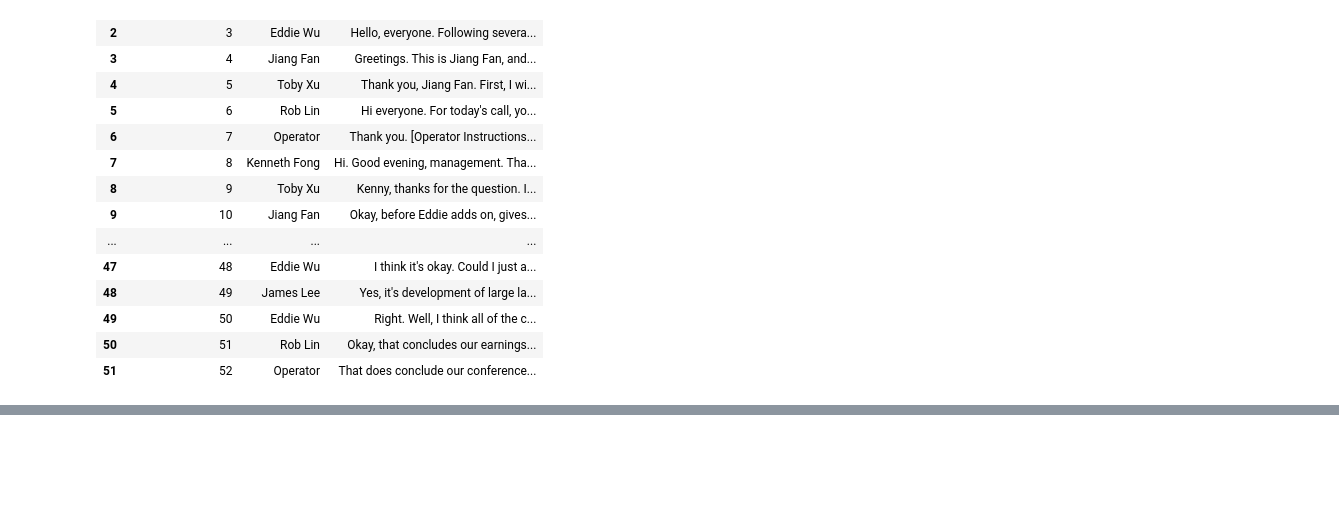
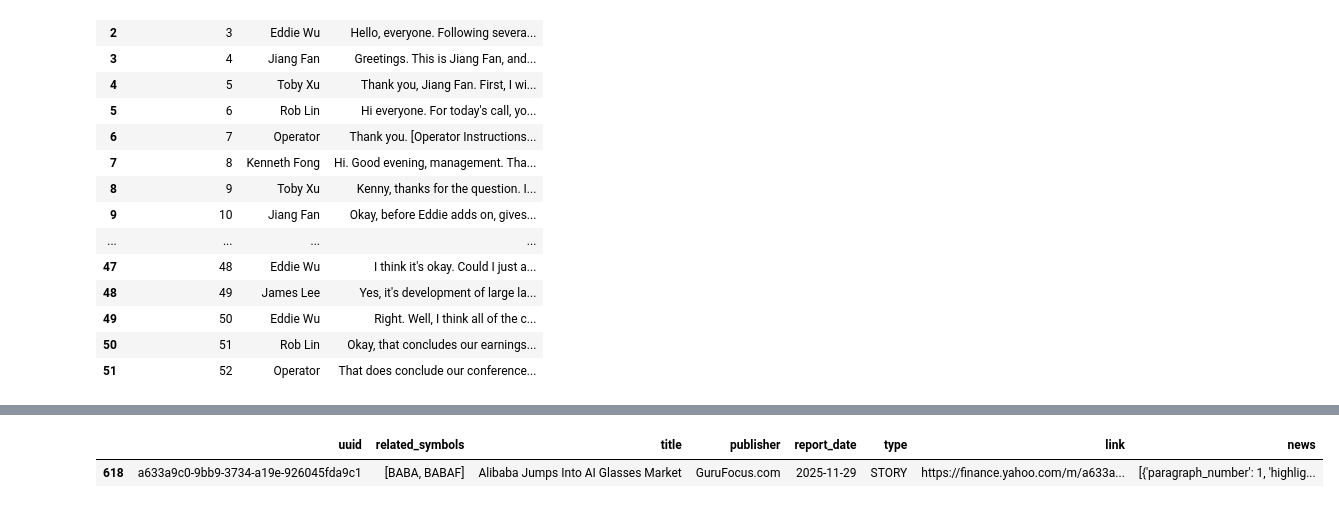
Before and after one commit to defeat-beta/defeatbeta-api, a Jupyter notebook: notebooks/00_tutorial_info.ipynb, the cells around one changed output, grey strips where cells are left out. Cells and saved outputs as stored; diff of their text form; code cells hidden in the pictures; blank space fills up the shorter version.

```diff
--- a/notebooks/00_tutorial_info.ipynb
+++ b/notebooks/00_tutorial_info.ipynb
@@ -101,0 +113,2 @@ transcripts.get_transcript(2024, 4)
+# %%
+news = ticker.news()
@@ -101,0 +137,5 @@ transcripts.get_transcript(2024, 4)
+# %%
+news.get_news("a633a9c0-9bb9-3734-a19e-926045fda9c1")
+# %% [output]
+|  | uuid | related_symbols | title | publisher | report_date | type | link | news |
+| 618 | a633a9c0-9bb9-3734-a19e-926045fda9c1 | [BABA, BABAF] | Alibaba Jumps Into AI Glasses Market | GuruFocus.com | 2025-11-29 | STORY | https://finance.yahoo.com/m/a633a... | [{'paragraph_number': 1, 'highlig... |
```
Also changed, not shown: parts of 4 cells of this notebook.
